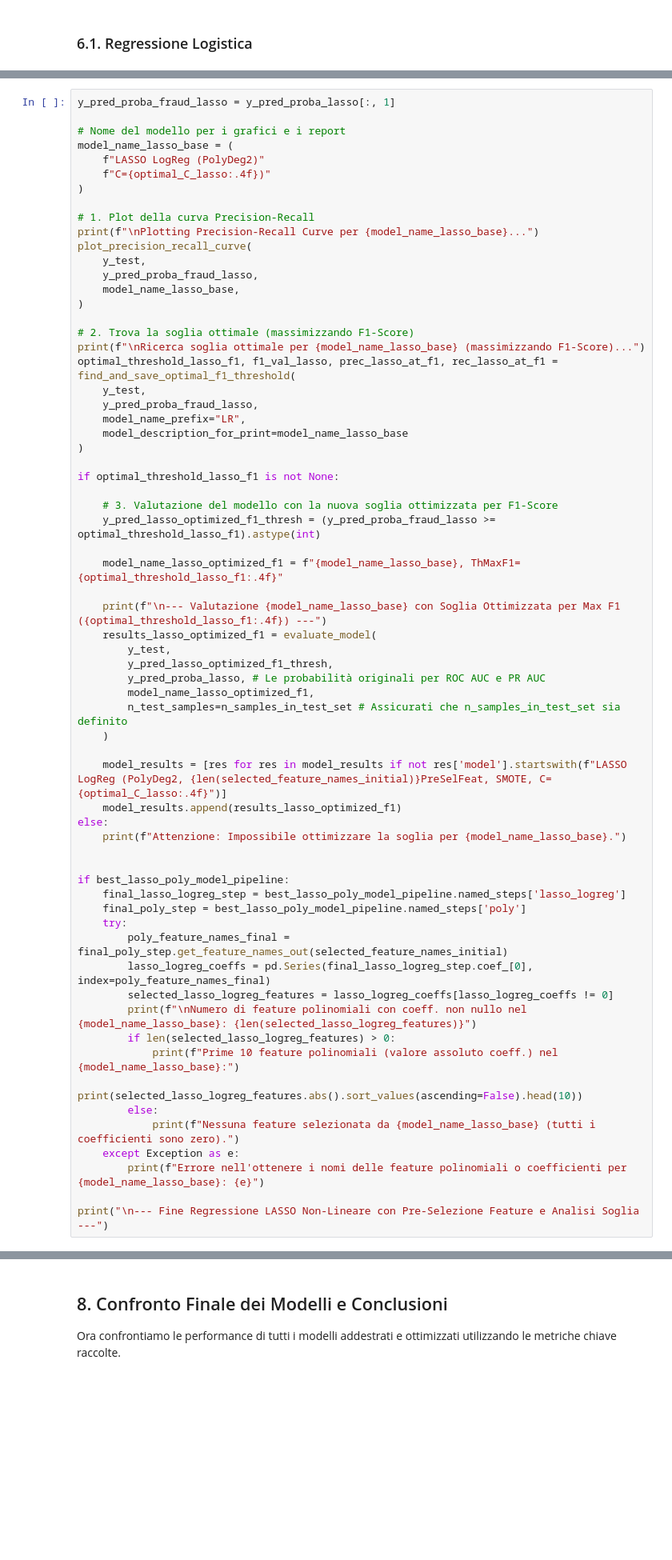
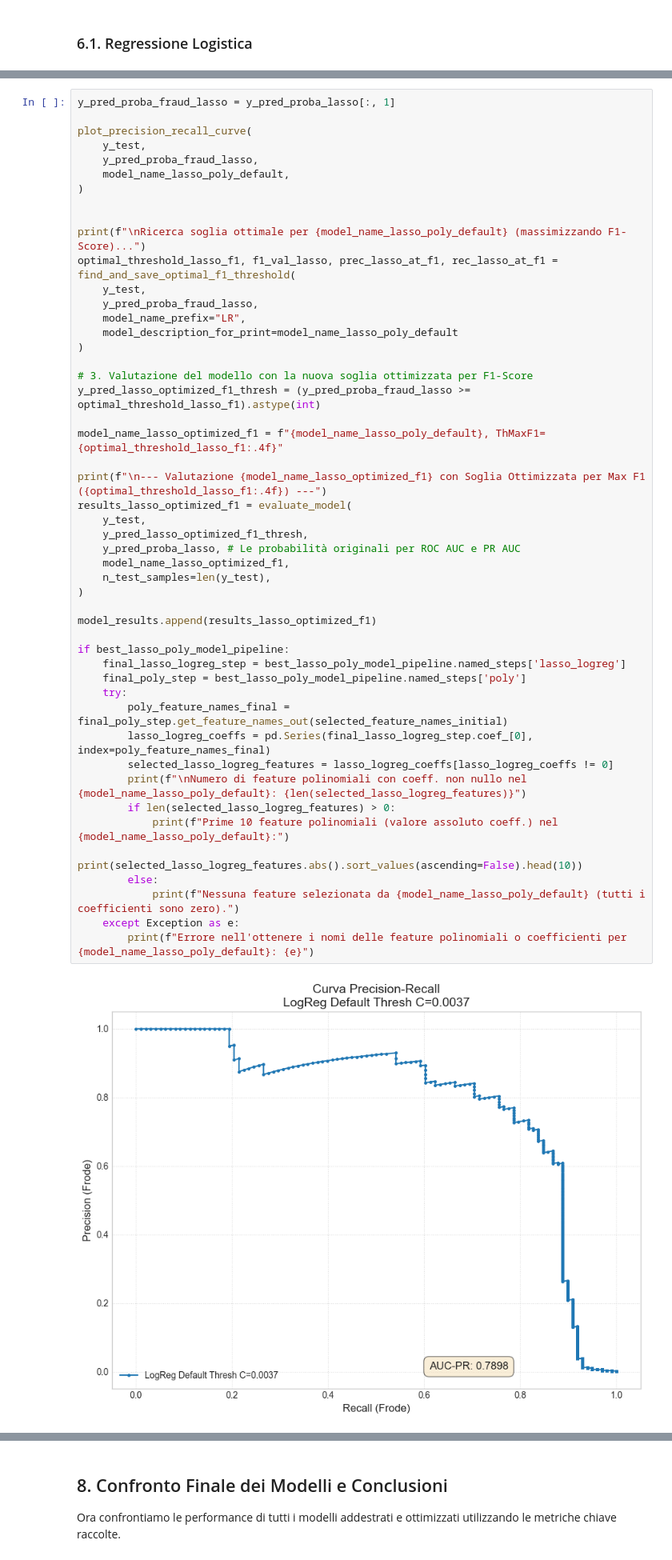
Before and after one commit to alevu3344/PDADI, a Jupyter notebook: notebooks/credit.ipynb, the cells around one changed output, grey strips where cells are left out. Shown: that part at 80% size. Drawn from its saved outputs; the diff is of its cells as text; blank space fills up the shorter version.

```diff
--- a/notebooks/credit.ipynb
+++ b/notebooks/credit.ipynb
@@ -689,66 +643,51 @@ Per problemi con classi sbilanciate, la soglia di default raramente rappresenta
 # %%
 y_pred_proba_fraud_lasso = y_pred_proba_lasso[:, 1]
 
-# Nome del modello per i grafici e i report
-model_name_lasso_base = (
-    f"LASSO LogReg (PolyDeg2)"
-    f"C={optimal_C_lasso:.4f})"
-)
-
-# 1. Plot della curva Precision-Recall
-print(f"\nPlotting Precision-Recall Curve per {model_name_lasso_base}...")
 plot_precision_recall_curve(
     y_test,
     y_pred_proba_fraud_lasso,
-    model_name_lasso_base,
+    model_name_lasso_poly_default,
 )
 
-# 2. Trova la soglia ottimale (massimizzando F1-Score)
-print(f"\nRicerca soglia ottimale per {model_name_lasso_base} (massimizzando F1-Score)...")
+
+print(f"\nRicerca soglia ottimale per {model_name_lasso_poly_default} (massimizzando F1-Score)...")
 optimal_threshold_lasso_f1, f1_val_lasso, prec_lasso_at_f1, rec_lasso_at_f1 = find_and_save_optimal_f1_threshold(
     y_test,
     y_pred_proba_fraud_lasso,
     model_name_prefix="LR",
-    model_description_for_print=model_name_lasso_base
+    model_description_for_print=model_name_lasso_poly_default
 )
 
-if optimal_threshold_lasso_f1 is not None:
+# 3. Valutazione del modello con la nuova soglia ottimizzata per F1-Score
+y_pred_lasso_optimized_f1_thresh = (y_pred_proba_fraud_lasso >= optimal_threshold_lasso_f1).astype(int)
 
-    # 3. Valutazione del modello con la nuova soglia ottimizzata per F1-Score
-    y_pred_lasso_optimized_f1_thresh = (y_pred_proba_fraud_lasso >= optimal_threshold_lasso_f1).astype(int)
+model_name_lasso_optimized_f1 = f"{model_name_lasso_poly_default}, ThMaxF1={optimal_threshold_lasso_f1:.4f}"
 
-    model_name_lasso_optimized_f1 = f"{model_name_lasso_base}, ThMaxF1={optimal_threshold_lasso_f1:.4f}"
+print(f"\n--- Valutazione {model_name_lasso_optimized_f1} con Soglia Ottimizzata per Max F1 ({optimal_threshold_lasso_f1:.4f}) ---")
+results_lasso_optimized_f1 = evaluate_model(
+    y_test,
+    y_pred_lasso_optimized_f1_thresh,
+    y_pred_proba_lasso, # Le probabilità originali per ROC AUC e PR AUC
+    model_name_lasso_optimized_f1,
+    n_test_samples=len(y_test),
+)
 
-    print(f"\n--- Valutazione {model_name_lasso_base} con Soglia Ottimizzata per Max F1 ({optimal_threshold_lasso_f1:.4f}) ---")
-    results_lasso_optimized_f1 = evaluate_model(
-        y_test,
-        y_pred_lasso_optimized_f1_thresh,
-        y_pred_proba_lasso, # Le probabilità originali per ROC AUC e PR AUC
-        model_name_lasso_optimized_f1,
-        n_test_samples=n_samples_in_test_set # Assicurati che n_samples_in_test_set sia definito
-    )
-
-    model_results = [res for res in model_results if not res['model'].startswith(f"LASSO LogReg (PolyDeg2, {len(selected_feature_names_initial)}PreSelFeat, SMOTE, C={optimal_C_lasso:.4f}")]
-    model_results.append(results_lasso_optimized_f1)
-else:
-    print(f"Attenzione: Impossibile ottimizzare la soglia per {model_name_lasso_base}.")
-
+model_results.append(results_lasso_optimized_f1)
 
 if best_lasso_poly_model_pipeline:
     final_lasso_logreg_step = best_lasso_poly_model_pipeline.named_steps['lasso_logreg']
     final_poly_step = best_lasso_poly_model_pipeline.named_steps['poly']
     try:
         poly_feature_names_final = final_poly_step.get_feature_names_out(selected_feature_names_initial)
         lasso_logreg_coeffs = pd.Series(final_lasso_logreg_step.coef_[0], index=poly_feature_names_final)
         selected_lasso_logreg_features = lasso_logreg_coeffs[lasso_logreg_coeffs != 0]
-        print(f"\nNumero di feature polinomiali con coeff. non nullo nel {model_name_lasso_base}: {len(selected_lasso_logreg_features)}")
+        print(f"\nNumero di feature polinomiali con coeff. non nullo nel {model_name_lasso_poly_default}: {len(selected_lasso_logreg_features)}")
         if len(selected_lasso_logreg_features) > 0:
-            print(f"Prime 10 feature polinomiali (valore assoluto coeff.) nel {model_name_lasso_base}:")
+            print(f"Prime 10 feature polinomiali (valore assoluto coeff.) nel {model_name_lasso_poly_default}:")
             print(selected_lasso_logreg_features.abs().sort_values(ascending=False).head(10))
         else:
-            print(f"Nessuna feature selezionata da {model_name_lasso_base} (tutti i coefficienti sono zero).")
+            print(f"Nessuna feature selezionata da {model_name_lasso_poly_default} (tutti i coefficienti sono zero).")
     except Exception as e:
-        print(f"Errore nell'ottenere i nomi delle feature polinomiali o coefficienti per {model_name_lasso_base}: {e}")
-
-print("\n--- Fine Regressione LASSO Non-Lineare con Pre-Selezione Feature e Analisi Soglia ---")
+        print(f"Errore nell'ottenere i nomi delle feature polinomiali o coefficienti per {model_name_lasso_poly_default}: {e}")
 # %% [output]
+[figure, new version]
```
Also changed, not shown: parts of 23 cells of this notebook, 11 other files.
